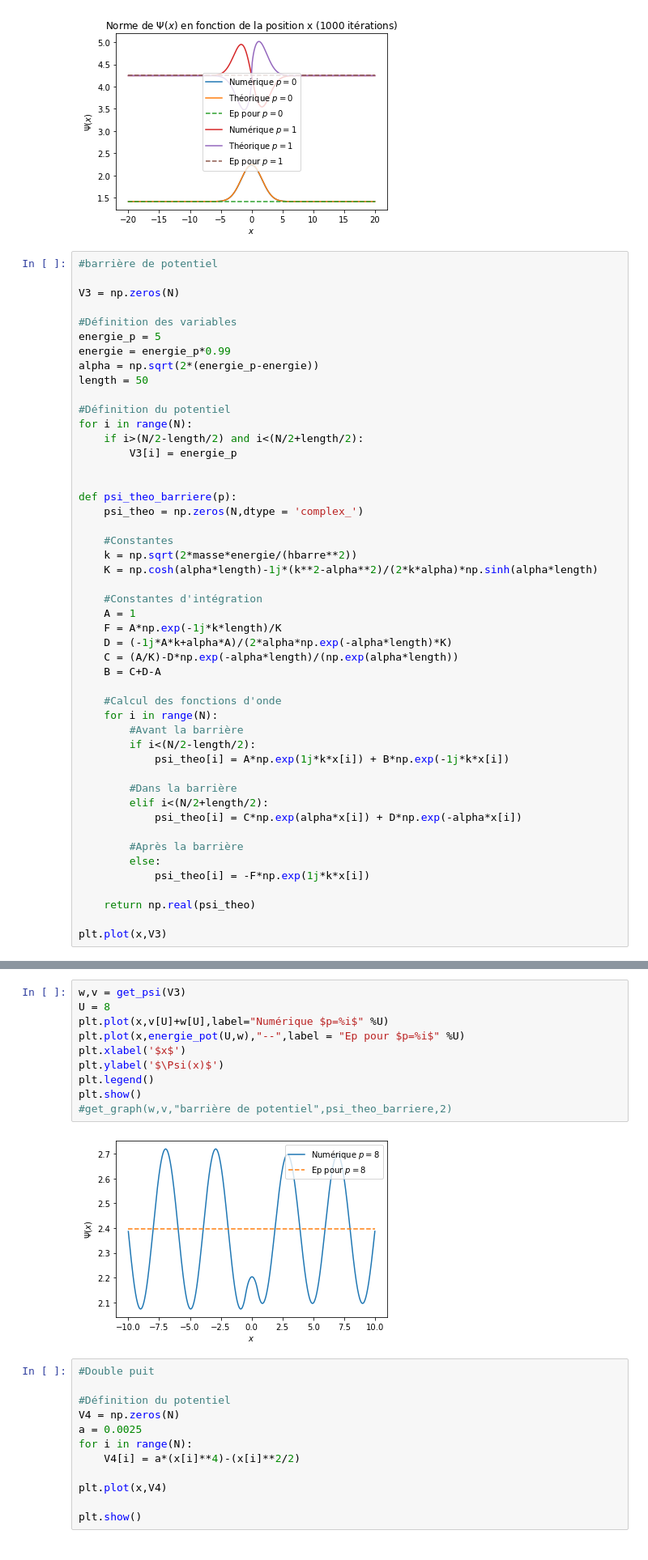
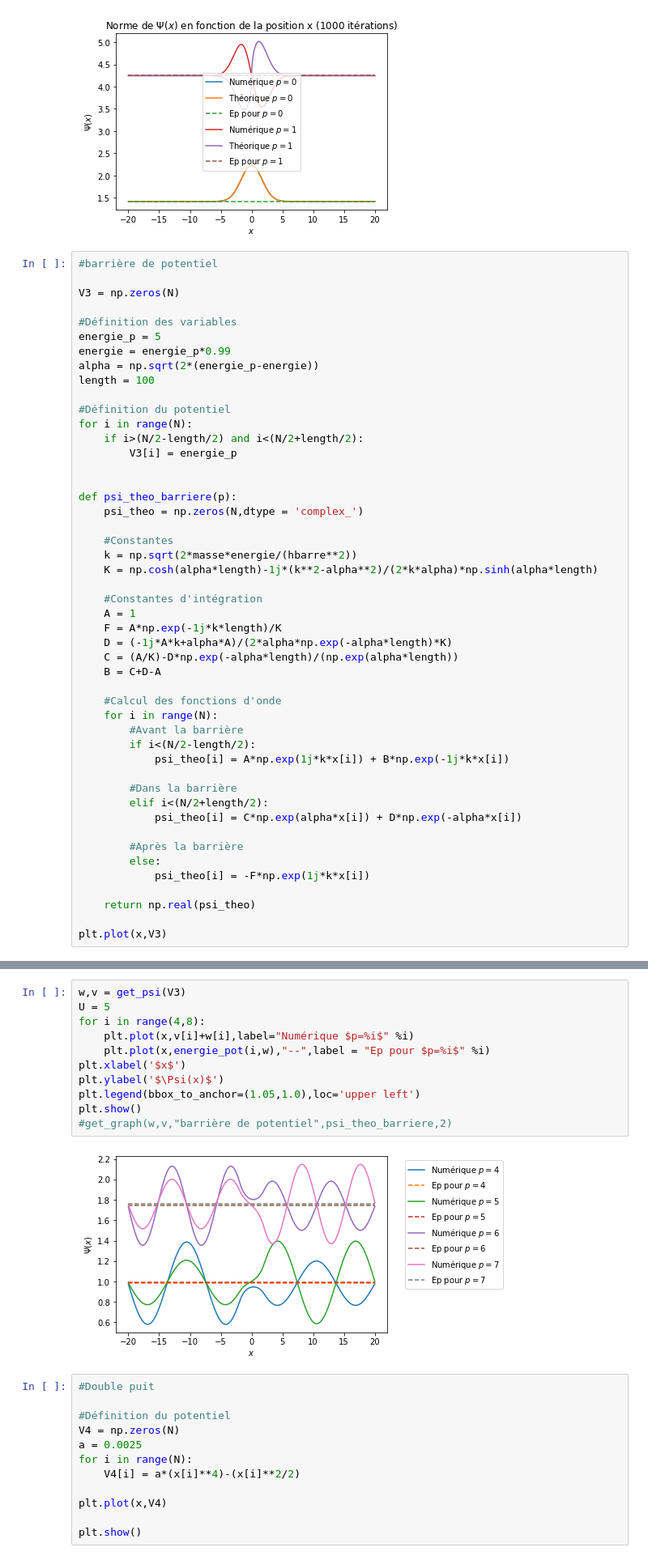
Before and after one commit to lucasboistay/shrodinger_simulation, a Jupyter notebook: arthur.ipynb, the cells around one changed output, grey strips where cells are left out. Shown at 81% size. Drawn from its saved outputs; the diff is of its cells as text.

```diff
--- a/arthur.ipynb
+++ b/arthur.ipynb
@@ -193,7 +193,7 @@ V3 = np.zeros(N)
 energie_p = 5
 energie = energie_p*0.99
 alpha = np.sqrt(2*(energie_p-energie))
-length = 50
+length = 100
 
 #Définition du potentiel
 for i in range(N):
@@ -238,15 +238,16 @@ plt.plot(x,V3)
 # %%
 w,v = get_psi(V3)
-U = 8
-plt.plot(x,v[U]+w[U],label="Numérique $p=%i$" %U)
-plt.plot(x,energie_pot(U,w),"--",label = "Ep pour $p=%i$" %U)
+U = 5
+for i in range(4,8):
+    plt.plot(x,v[i]+w[i],label="Numérique $p=%i$" %i)
+    plt.plot(x,energie_pot(i,w),"--",label = "Ep pour $p=%i$" %i)
 plt.xlabel('$x$')
 plt.ylabel('$\Psi(x)$')
-plt.legend()
+plt.legend(bbox_to_anchor=(1.05,1.0),loc='upper left')
 plt.show()
 #get_graph(w,v,"barrière de potentiel",psi_theo_barriere,2)
 # %% [output]
-[figure, old version]
+[figure, new version]
 # %%
 #Double puit
 
```
Also changed, not shown: parts of 2 cells of this notebook, 10 other files.
